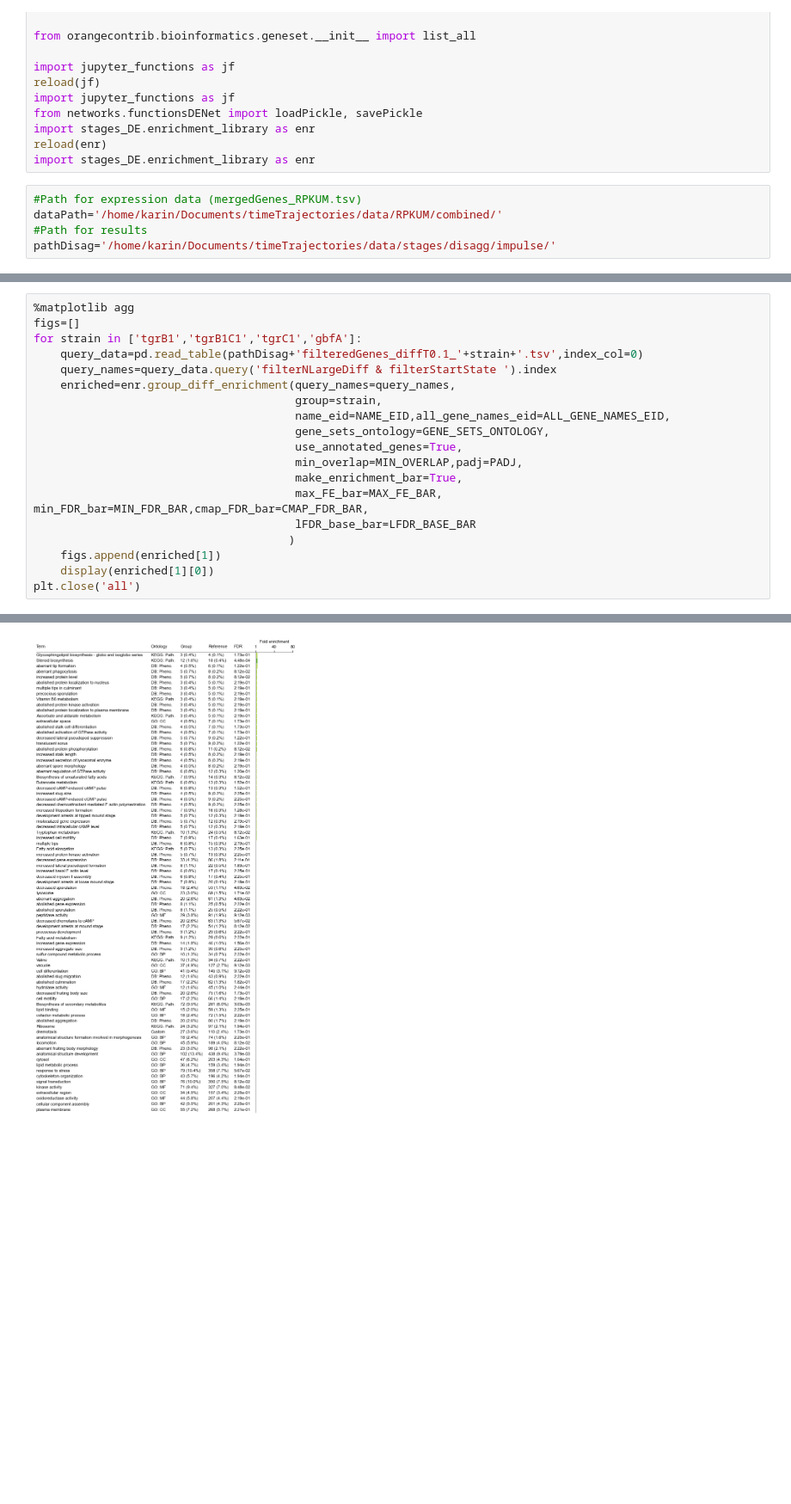
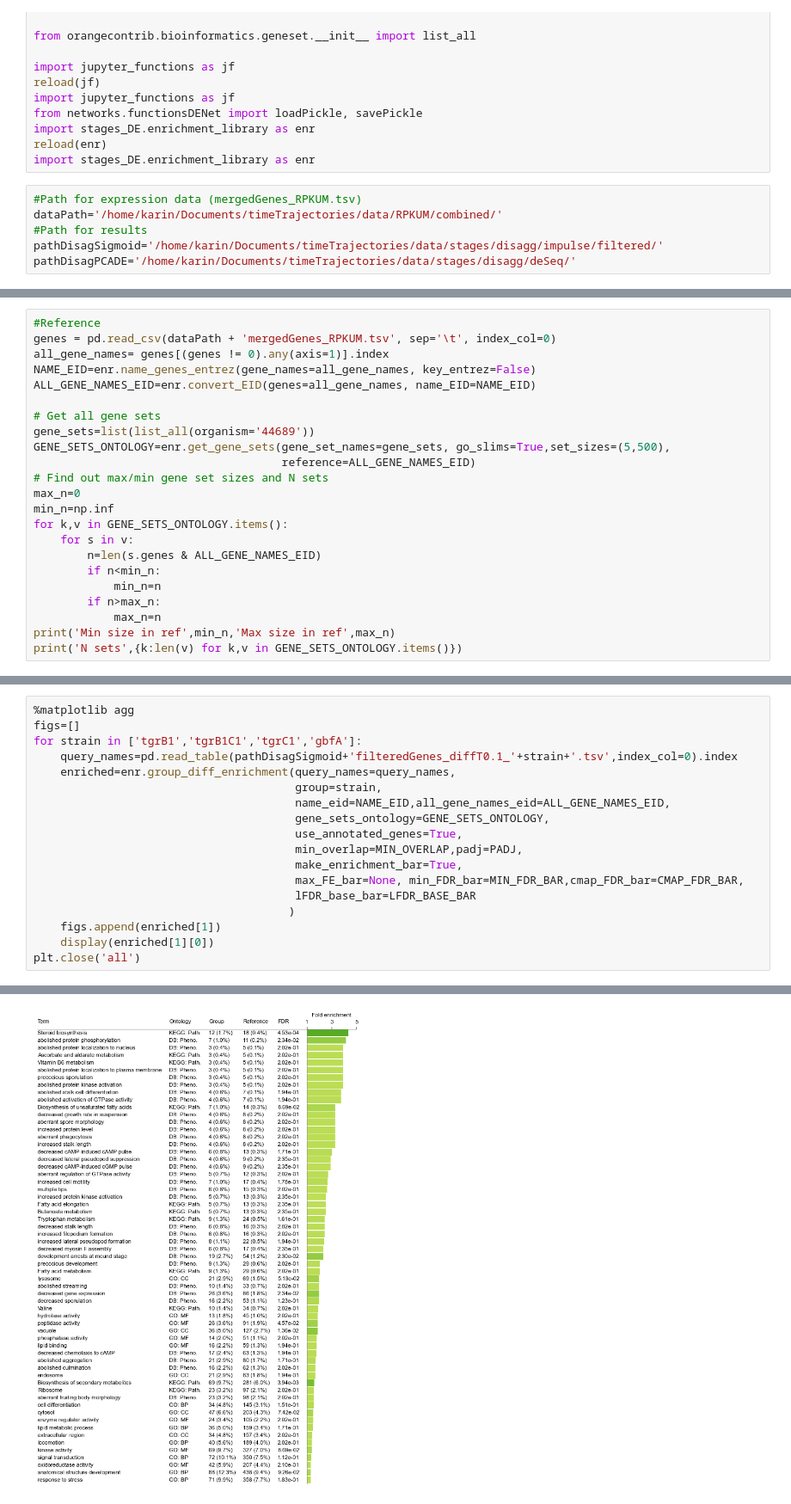
Before and after one commit to biolab/baylor-dicty, a Jupyter notebook: stages_DE/disagg_enrichment.ipynb, the cells around one changed output, grey strips where cells are left out. Shown at 86% size. Cells and saved outputs as stored; diff of their text form; blank space fills up the shorter version.

Commit message:
Disag enrichment; correct enrichment analysis
Signed-off-by: Hrovatin <karin.hrovatin@gmail.com>

```diff
--- a/stages_DE/disagg_enrichment.ipynb
+++ b/stages_DE/disagg_enrichment.ipynb
@@ -34,4 +34,5 @@ import stages_DE.enrichment_library as enr
 #Path for expression data (mergedGenes_RPKUM.tsv)
 dataPath='/home/karin/Documents/timeTrajectories/data/RPKUM/combined/'
 #Path for results
-pathDisag='/home/karin/Documents/timeTrajectories/data/stages/disagg/impulse/'
+pathDisagSigmoid='/home/karin/Documents/timeTrajectories/data/stages/disagg/impulse/filtered/'
+pathDisagPCADE='/home/karin/Documents/timeTrajectories/data/stages/disagg/deSeq/'
@@ -61,0 +39,23 @@ N sets {('GO', 'cellular_component'): 24, ('Custom', 'Baylor'): 15, ('KEGG', 'Pa
+# %%
+#Reference
+genes = pd.read_csv(dataPath + 'mergedGenes_RPKUM.tsv', sep='\t', index_col=0)
+all_gene_names= genes[(genes != 0).any(axis=1)].index
+NAME_EID=enr.name_genes_entrez(gene_names=all_gene_names, key_entrez=False)
+ALL_GENE_NAMES_EID=enr.convert_EID(genes=all_gene_names, name_EID=NAME_EID)
+
+# Get all gene sets
+gene_sets=list(list_all(organism='44689'))
+GENE_SETS_ONTOLOGY=enr.get_gene_sets(gene_set_names=gene_sets, go_slims=True,set_sizes=(5,500),
+                                     reference=ALL_GENE_NAMES_EID)
+# Find out max/min gene set sizes and N sets
+max_n=0
+min_n=np.inf
+for k,v in GENE_SETS_ONTOLOGY.items():
+    for s in v:
+        n=len(s.genes & ALL_GENE_NAMES_EID)
+        if n<min_n:
+            min_n=n
+        if n>max_n:
+            max_n=n
+print('Min size in ref',min_n,'Max size in ref',max_n)
+print('N sets',{k:len(v) for k,v in GENE_SETS_ONTOLOGY.items()})
@@ -86,8 +89,7 @@ Genes were selected if more complex model was fitted in disagg strain compared t
 %matplotlib agg
 figs=[]
 for strain in ['tgrB1','tgrB1C1','tgrC1','gbfA']:
-    query_data=pd.read_table(pathDisag+'filteredGenes_diffT0.1_'+strain+'.tsv',index_col=0)
-    query_names=query_data.query('filterNLargeDiff & filterStartState ').index
+    query_names=pd.read_table(pathDisagSigmoid+'filteredGenes_diffT0.1_'+strain+'.tsv',index_col=0).index
     enriched=enr.group_diff_enrichment(query_names=query_names,
                                        group=strain,
                                        name_eid=NAME_EID,all_gene_names_eid=ALL_GENE_NAMES_EID,
@@ -95,7 +97,7 @@ for strain in ['tgrB1','tgrB1C1','tgrC1','gbfA']:
                                        use_annotated_genes=True,
                                        min_overlap=MIN_OVERLAP,padj=PADJ,
                                        make_enrichment_bar=True,
-                                       max_FE_bar=MAX_FE_BAR, min_FDR_bar=MIN_FDR_BAR,cmap_FDR_bar=CMAP_FDR_BAR,
+                                       max_FE_bar=None, min_FDR_bar=MIN_FDR_BAR,cmap_FDR_bar=CMAP_FDR_BAR,
                                        lFDR_base_bar=LFDR_BASE_BAR
                                       )
     figs.append(enriched[1])
@@ -109 +111 @@ N group genes in displayed gene sets: 471 out of 759 group genes used for enrich
-[figure, old version]
+[figure, new version]
```
Also changed, not shown: parts of 7 cells of this notebook, 1 other file.
